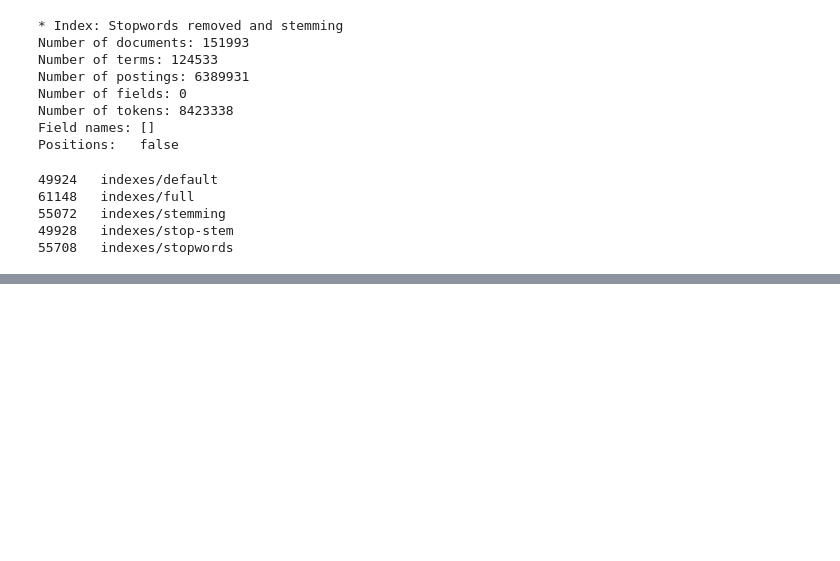
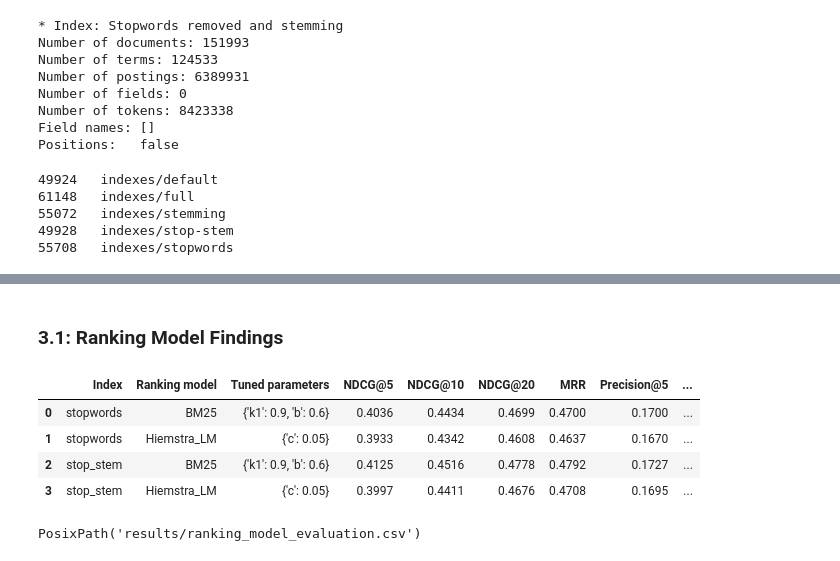
Before and after one commit to Legenden84/search-engines, a Jupyter notebook: notebooks/se_project.ipynb, the cells around one changed output, grey strips where cells are left out. Saved outputs shown, nothing was run; the diff lists cells and outputs as text; code cells hidden in the pictures; blank space fills up the shorter version.

```diff
--- a/notebooks/se_project.ipynb
+++ b/notebooks/se_project.ipynb
@@ -828,0 +1122,51 @@ len(np.nonzero(freq_term_doc)[0]) == indexStats.numberOfPointers
+# %% [markdown]
+### 3.1: Ranking Model Findings
+# %%
+report_rows = []
+
+for _, row in final_eval_df.iterrows():
+    system_name = row["name"]
+    config_info = report_model_configs[system_name]
+
+    report_rows.append({
+        "Index": config_info["index"],
+        "Ranking model": config_info["ranking_model"],
+        "Tuned parameters": str(config_info["tuned_parameters"]),
+
+        "NDCG@5": row["ndcg_cut_5"],
+        "NDCG@10": row["ndcg_cut_10"],
+        "NDCG@20": row["ndcg_cut_20"],
+
+        "MRR": row["recip_rank"],
+
+        "Precision@5": row["P_5"],
+        "Precision@10": row["P_10"],
+        "Precision@20": row["P_20"],
+
+        "Recall@5": row["recall_5"],
+        "Recall@10": row["recall_10"],
+        "Recall@20": row["recall_20"],
+
+        "Mean response time (ms)": row["mrt"]
+    })
+
+report_df = pd.DataFrame(report_rows)
+
+report_df
+# %% [output]
+|  | Index | Ranking model | Tuned parameters | NDCG@5 | NDCG@10 | NDCG@20 | MRR | Precision@5 | ... |
+| 0 | stopwords | BM25 | {'k1': 0.9, 'b': 0.6} | 0.4036 | 0.4434 | 0.4699 | 0.4700 | 0.1700 | ... |
+| 1 | stopwords | Hiemstra_LM | {'c': 0.05} | 0.3933 | 0.4342 | 0.4608 | 0.4637 | 0.1670 | ... |
+| 2 | stop_stem | BM25 | {'k1': 0.9, 'b': 0.6} | 0.4125 | 0.4516 | 0.4778 | 0.4792 | 0.1727 | ... |
+| 3 | stop_stem | Hiemstra_LM | {'c': 0.05} | 0.3997 | 0.4411 | 0.4676 | 0.4708 | 0.1695 | ... |
+# %%
+output_dir = Path("./results")
+output_dir.mkdir(exist_ok=True)
+
+report_table_path = output_dir / "ranking_model_evaluation.csv"
+
+report_df.to_csv(report_table_path, index=False)
+
+report_table_path
+# %% [output]
+PosixPath('results/ranking_model_evaluation.csv')
```
Also changed, not shown: parts of 47 cells of this notebook, 2 other files.
